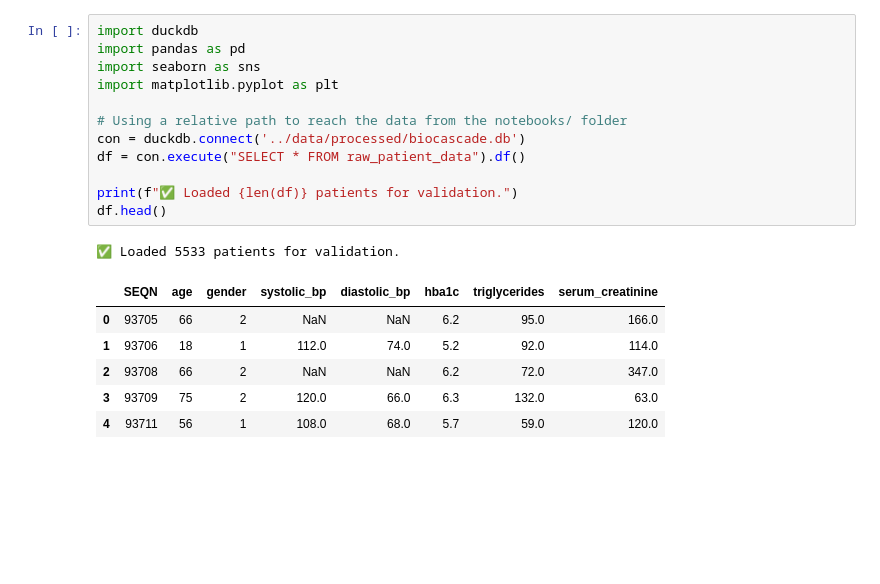
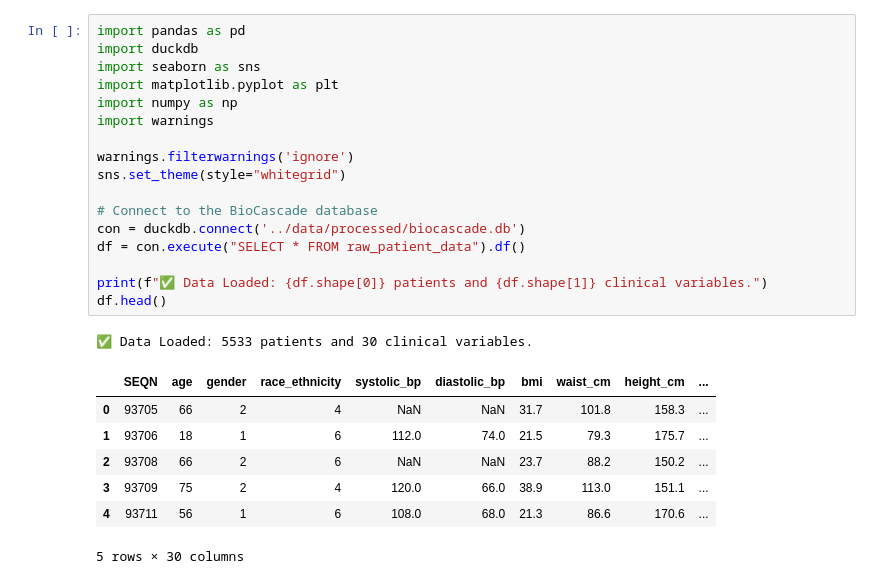
Before and after one commit to beko-1enkosi/BioCascade, a Jupyter notebook: notebooks/01_data_validation.ipynb, the cells around one changed output. Drawn from its saved outputs; the diff is of its cells as text; blank space fills up the shorter version.

```diff
--- a/notebooks/01_data_validation.ipynb
+++ b/notebooks/01_data_validation.ipynb
@@ -1,21 +1,27 @@
 # %%
+import pandas as pd
 import duckdb
-import pandas as pd
 import seaborn as sns
 import matplotlib.pyplot as plt
+import numpy as np
+import warnings
 
-# Using a relative path to reach the data from the notebooks/ folder
+warnings.filterwarnings('ignore')
+sns.set_theme(style="whitegrid")
+
+# Connect to the BioCascade database
 con = duckdb.connect('../data/processed/biocascade.db')
 df = con.execute("SELECT * FROM raw_patient_data").df()
 
-print(f"✅ Loaded {len(df)} patients for validation.")
+print(f"✅ Data Loaded: {df.shape[0]} patients and {df.shape[1]} clinical variables.")
 df.head()
 # %% [output]
-✅ Loaded 5533 patients for validation.
+✅ Data Loaded: 5533 patients and 30 clinical variables.
-|  | SEQN | age | gender | systolic_bp | diastolic_bp | hba1c | triglycerides | serum_creatinine |
-| 0 | 93705 | 66 | 2 | NaN | NaN | 6.2 | 95.0 | 166.0 |
-| 1 | 93706 | 18 | 1 | 112.0 | 74.0 | 5.2 | 92.0 | 114.0 |
-| 2 | 93708 | 66 | 2 | NaN | NaN | 6.2 | 72.0 | 347.0 |
-| 3 | 93709 | 75 | 2 | 120.0 | 66.0 | 6.3 | 132.0 | 63.0 |
-| 4 | 93711 | 56 | 1 | 108.0 | 68.0 | 5.7 | 59.0 | 120.0 |
+|  | SEQN | age | gender | race_ethnicity | systolic_bp | diastolic_bp | bmi | waist_cm | height_cm | ... |
+| 0 | 93705 | 66 | 2 | 4 | NaN | NaN | 31.7 | 101.8 | 158.3 | ... |
+| 1 | 93706 | 18 | 1 | 6 | 112.0 | 74.0 | 21.5 | 79.3 | 175.7 | ... |
+| 2 | 93708 | 66 | 2 | 6 | NaN | NaN | 23.7 | 88.2 | 150.2 | ... |
+| 3 | 93709 | 75 | 2 | 4 | 120.0 | 66.0 | 38.9 | 113.0 | 151.1 | ... |
+| 4 | 93711 | 56 | 1 | 6 | 108.0 | 68.0 | 21.3 | 86.6 | 170.6 | ... |
+5 rows × 30 columns
 # %%
```
Also changed, not shown: parts of 6 cells of this notebook.
